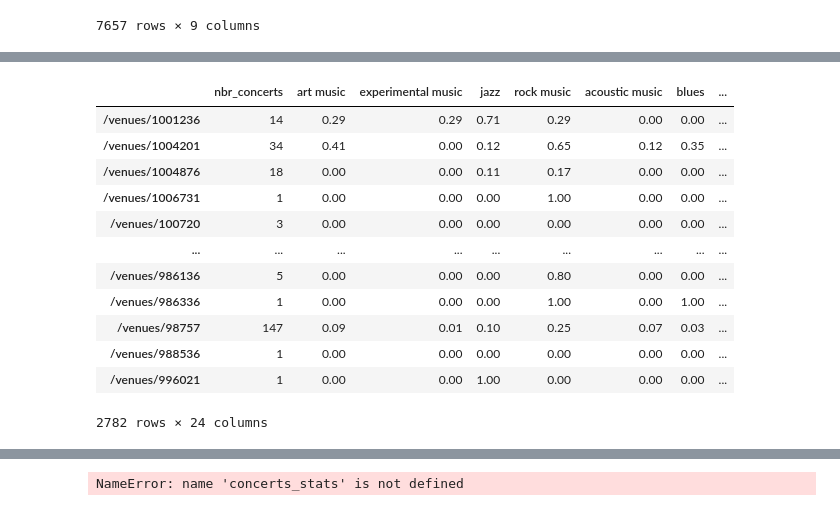
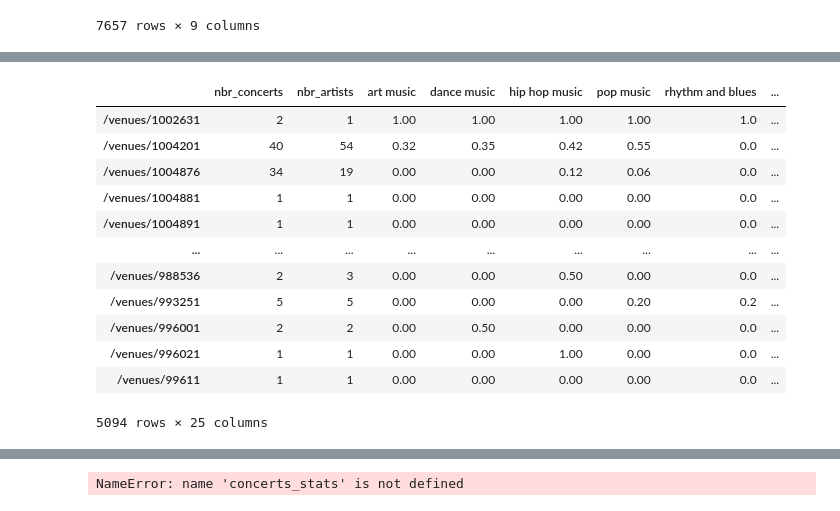
Before and after one commit to cyrillegc/thesis-redux, a Jupyter notebook: data_cleaning.ipynb, the cells around one changed output, grey strips where cells are left out. Cells and saved outputs as stored; diff of their text form; code cells hidden in the pictures.

```diff
--- a/data_cleaning.ipynb
+++ b/data_cleaning.ipynb
@@ -312,5 +448,0 @@ concerts_top_genres_df
-# %%
-full_data_df = concerts_top_genres_df.merge(concerts_df['venue_id'], left_on='concert_id', right_index=True)
-full_data_df = full_data_df.dropna(subset=['spotify_id'])
-#full_data_df.to_csv('data/data_full.csv', encoding='utf-8')
-full_data_df
@@ -426,6 +470,17 @@ venues_df.loc[artists_in_concerts['venue_id'].unique()].dropna(subset=['latitude
 # %%
-stats_venues_series = filtered_by_date_df.groupby('venue_id')['concert_id'].nunique()
-stats_venues_series.name = 'nbr_concerts'
-stats_venues_dict = pd.DataFrame(stats_venues_series).to_dict(orient='index')
-len(stats_venues_dict)
+# get number of concerts and artists in each venue and store it in a dict
+
+venues_nbr_concerts = full_data_df.groupby('venue_id')['concert_id'].nunique()
+venues_nbr_concerts.name = 'nbr_concerts'
+venues_nbr_concerts_dict = pd.DataFrame(venues_nbr_concerts).to_dict(orient='index')
+
+venues_nbr_artists = full_data_df.groupby('venue_id')['artist_id'].nunique()
+venues_nbr_artists.name = 'nbr_artists'
+venues_nbr_artists_dict = pd.DataFrame(venues_nbr_artists).to_dict(orient='index')
+
+for venue in venues_nbr_concerts_dict.keys():
+    nbr_artists = venues_nbr_artists_dict[venue]
+    venues_nbr_concerts_dict[venue].update(nbr_artists)
+
+venues_nbr_concerts_dict
 # %% [output]
@@ -433,6 +504,9 @@ NameError: name 'filtered_by_date_df' is not defined
 # %%
-for venue_id, stats in tqdm(stats_venues_dict.items()):
-    genres_dict = dict(filtered_by_date_df.loc[filtered_by_date_df['venue_id'] == venue_id].groupby('top_genre')['concert_id'].nunique())
+# for each venue, get the number of concerts of every genre
+
+stats_venues_dict = venues_nbr_concerts_dict.copy()
+for venue_id, stats in tqdm(venues_nbr_concerts_dict.items()):
+    genres_dict = dict(full_data_df.loc[full_data_df['venue_id'] == venue_id].groupby('top_genre')['concert_id'].nunique())
     stats_venues_dict[venue_id].update(genres_dict)
 
 len(stats_venues_dict)
@@ -441,6 +515,6 @@ len(stats_venues_dict)
 # %%
 stats_venues_df = pd.DataFrame.from_dict(stats_venues_dict, orient='index')
-stats_venues_df.fillna(0, inplace=True)
+stats_venues_df = stats_venues_df.fillna(0)
 stats_venues_df = stats_venues_df.astype('int32')
 stats_venues_df
 # %% [output]
@@ -460,18 +534,18 @@ stats_venues_df
 # %%
-stats_venues_df.iloc[:,1:] = stats_venues_df.iloc[:,1:].div(stats_venues_df['nbr_concerts'], axis=0).round(2)
+stats_venues_df.iloc[:,2:] = stats_venues_df.iloc[:,2:].div(stats_venues_df['nbr_concerts'], axis=0).round(2)
 stats_venues_df
 # %% [output]
-|  | nbr_concerts | art music | experimental music | jazz | rock music | acoustic music | blues | ... |
-| /venues/1001236 | 14 | 0.29 | 0.29 | 0.71 | 0.29 | 0.00 | 0.00 | ... |
-| /venues/1004201 | 34 | 0.41 | 0.00 | 0.12 | 0.65 | 0.12 | 0.35 | ... |
-| /venues/1004876 | 18 | 0.00 | 0.00 | 0.11 | 0.17 | 0.00 | 0.00 | ... |
-| /venues/1006731 | 1 | 0.00 | 0.00 | 0.00 | 1.00 | 0.00 | 0.00 | ... |
-| /venues/100720 | 3 | 0.00 | 0.00 | 0.00 | 0.00 | 0.00 | 0.00 | ... |
+|  | nbr_concerts | nbr_artists | art music | dance music | hip hop music | pop music | rhythm and blues | ... |
+| /venues/1002631 | 2 | 1 | 1.00 | 1.00 | 1.00 | 1.00 | 1.0 | ... |
+| /venues/1004201 | 40 | 54 | 0.32 | 0.35 | 0.42 | 0.55 | 0.0 | ... |
+| /venues/1004876 | 34 | 19 | 0.00 | 0.00 | 0.12 | 0.06 | 0.0 | ... |
+| /venues/1004881 | 1 | 1 | 0.00 | 0.00 | 0.00 | 0.00 | 0.0 | ... |
+| /venues/1004891 | 1 | 1 | 0.00 | 0.00 | 0.00 | 0.00 | 0.0 | ... |
 | ... | ... | ... | ... | ... | ... | ... | ... | ... |
-| /venues/986136 | 5 | 0.00 | 0.00 | 0.00 | 0.80 | 0.00 | 0.00 | ... |
-| /venues/986336 | 1 | 0.00 | 0.00 | 0.00 | 1.00 | 0.00 | 1.00 | ... |
-| /venues/98757 | 147 | 0.09 | 0.01 | 0.10 | 0.25 | 0.07 | 0.03 | ... |
-| /venues/988536 | 1 | 0.00 | 0.00 | 0.00 | 0.00 | 0.00 | 0.00 | ... |
-| /venues/996021 | 1 | 0.00 | 0.00 | 1.00 | 0.00 | 0.00 | 0.00 | ... |
+| /venues/988536 | 2 | 3 | 0.00 | 0.00 | 0.50 | 0.00 | 0.0 | ... |
+| /venues/993251 | 5 | 5 | 0.00 | 0.00 | 0.00 | 0.20 | 0.2 | ... |
+| /venues/996001 | 2 | 2 | 0.00 | 0.50 | 0.00 | 0.00 | 0.0 | ... |
+| /venues/996021 | 1 | 1 | 0.00 | 0.00 | 1.00 | 0.00 | 0.0 | ... |
+| /venues/99611 | 1 | 1 | 0.00 | 0.00 | 0.00 | 0.00 | 0.0 | ... |
-2782 rows × 24 columns
+5094 rows × 25 columns
 # %%
```
Also changed, not shown: parts of 41 cells of this notebook, 11 other files.
